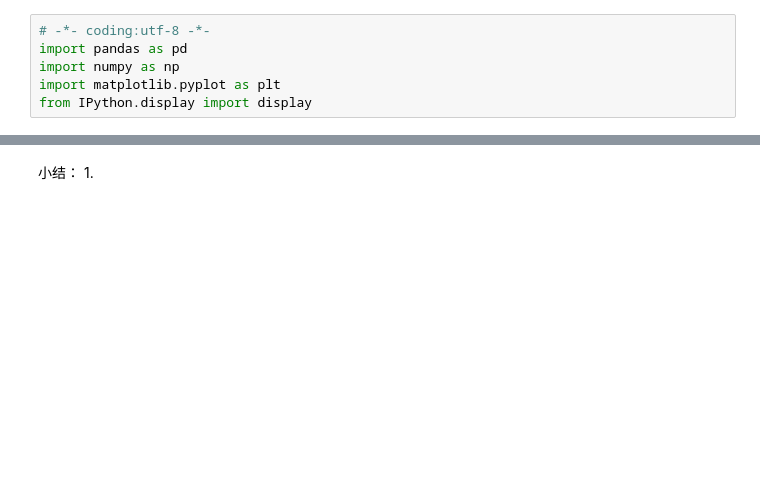
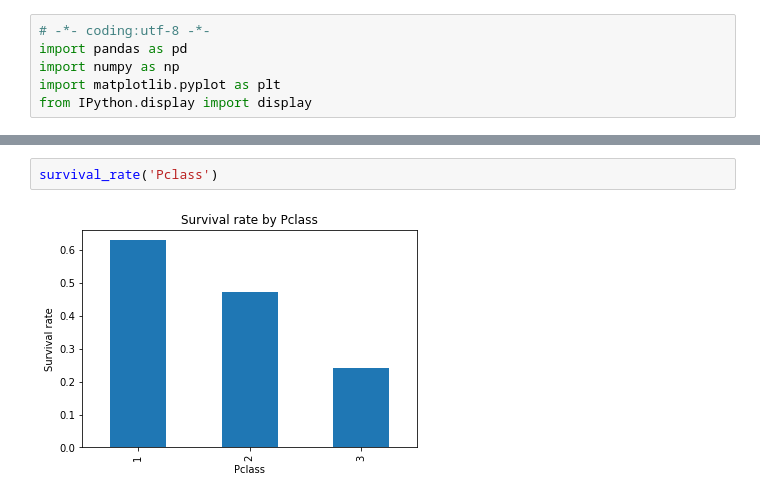
Before and after one commit to Actmerce/ML_PRI_P4, a Jupyter notebook: titanic.ipynb, the cells around one changed output, grey strips where cells are left out. Drawn from its saved outputs; the diff is of its cells as text; blank space fills up the shorter version.

```diff
--- a/titanic.ipynb
+++ b/titanic.ipynb
@@ -155,3 +148,4 @@ show_data(survived_age_p3, unsurvived_age_p3, 3)
-# %% [markdown]
-小结：
-1.
+# %%
+survival_rate('Pclass')
+# %% [output]
+[figure, added]
```
Also changed, not shown: parts of 29 cells of this notebook.
